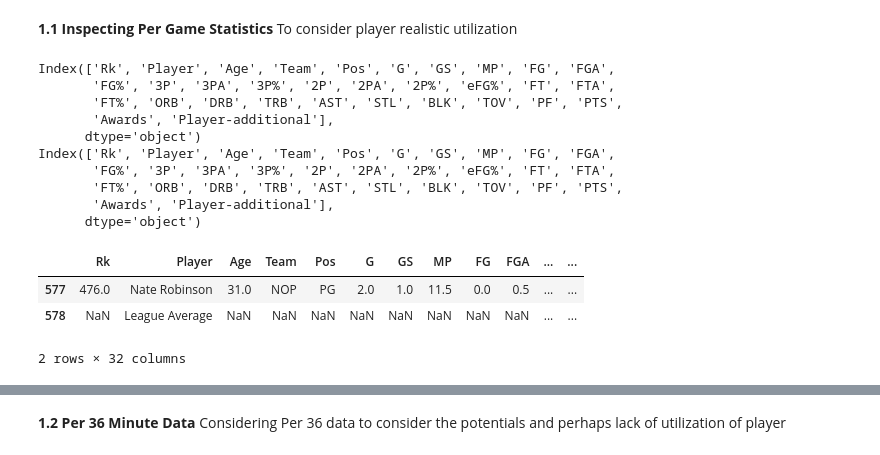
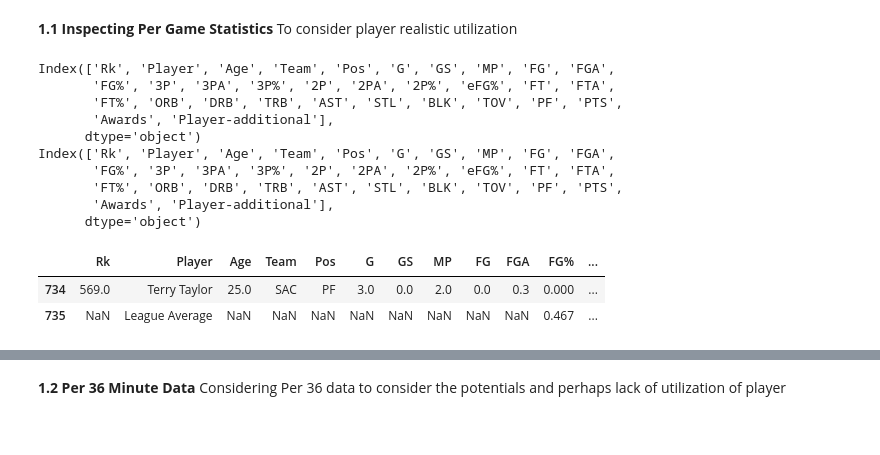
Before and after one commit to JZ-17/NESSIS, a Jupyter notebook: NESSIS.ipynb, the cells around one changed output, grey strips where cells are left out. Saved outputs shown, nothing was run; the diff lists cells and outputs as text; code cells hidden in the pictures.

Commit message:
fixed data and concatenated

```diff
--- a/NESSIS.ipynb
+++ b/NESSIS.ipynb
@@ -41,35 +41,34 @@ To consider player realistic utilization
 # %%
 # Loading per game data for the past 10 years
 data_15_16 = pd.read_excel('Data/Per_Game/15-16_Per_Game.xlsx')
 data_16_17 = pd.read_excel('Data/Per_Game/16-17_Per_Game.xlsx')
 data_17_18 = pd.read_excel('Data/Per_Game/17-18_Per_Game.xlsx')
 data_18_19 = pd.read_excel('Data/Per_Game/18-19_Per_Game.xlsx')
 data_19_20 = pd.read_excel('Data/Per_Game/19-20_Per_Game.xlsx')
 data_20_21 = pd.read_excel('Data/Per_Game/20-21_Per_Game.xlsx')
 data_21_22 = pd.read_excel('Data/Per_Game/21-22_Per_Game.xlsx')
 data_22_23 = pd.read_excel('Data/Per_Game/22-23_Per_Game.xlsx')
 data_23_24 = pd.read_excel('Data/Per_Game/23-24_Per_Game.xlsx')
 data_24_25 = pd.read_excel('Data/Per_Game/24-25_Per_Game.xlsx')
 
 # Checking for data consistency
 print(data_15_16.columns)
 print(data_24_25.columns)
-data_15_16.tail(2)
+data_24_25.tail(2)
 # %% [output]
 Index(['Rk', 'Player', 'Age', 'Team', 'Pos', 'G', 'GS', 'MP', 'FG', 'FGA',
        'FG%', '3P', '3PA', '3P%', '2P', '2PA', '2P%', 'eFG%', 'FT', 'FTA',
        'FT%', 'ORB', 'DRB', 'TRB', 'AST', 'STL', 'BLK', 'TOV', 'PF', 'PTS',
        'Awards', 'Player-additional'],
       dtype='object')
 Index(['Rk', 'Player', 'Age', 'Team', 'Pos', 'G', 'GS', 'MP', 'FG', 'FGA',
        'FG%', '3P', '3PA', '3P%', '2P', '2PA', '2P%', 'eFG%', 'FT', 'FTA',
        'FT%', 'ORB', 'DRB', 'TRB', 'AST', 'STL', 'BLK', 'TOV', 'PF', 'PTS',
        'Awards', 'Player-additional'],
       dtype='object')
-|  | Rk | Player | Age | Team | Pos | G | GS | MP | FG | FGA | ... | ... |
-| 577 | 476.0 | Nate Robinson | 31.0 | NOP | PG | 2.0 | 1.0 | 11.5 | 0.0 | 0.5 | ... | ... |
-| 578 | NaN | League Average | NaN | NaN | NaN | NaN | NaN | NaN | NaN | NaN | ... | ... |
+|  | Rk | Player | Age | Team | Pos | G | GS | MP | FG | FGA | FG% | ... |
+| 734 | 569.0 | Terry Taylor | 25.0 | SAC | PF | 3.0 | 0.0 | 2.0 | 0.0 | 0.3 | 0.000 | ... |
+| 735 | NaN | League Average | NaN | NaN | NaN | NaN | NaN | NaN | NaN | NaN | 0.467 | ... |
-2 rows × 32 columns
 # %%
 # List of all the dataframes
 dataframes = [data_15_16, data_16_17, data_17_18, data_18_19, data_19_20,
```
Also changed, not shown: parts of 19 cells of this notebook, 6 other files.
